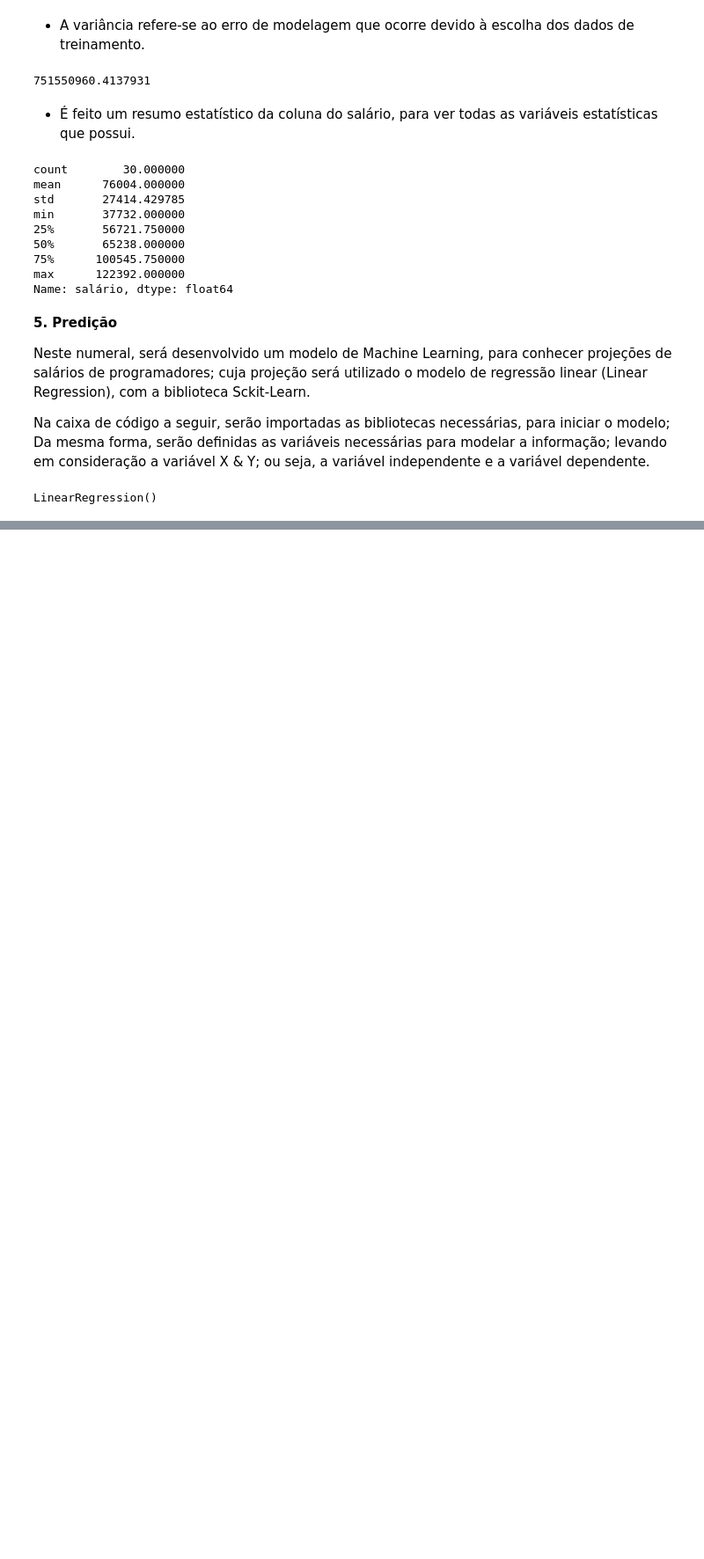
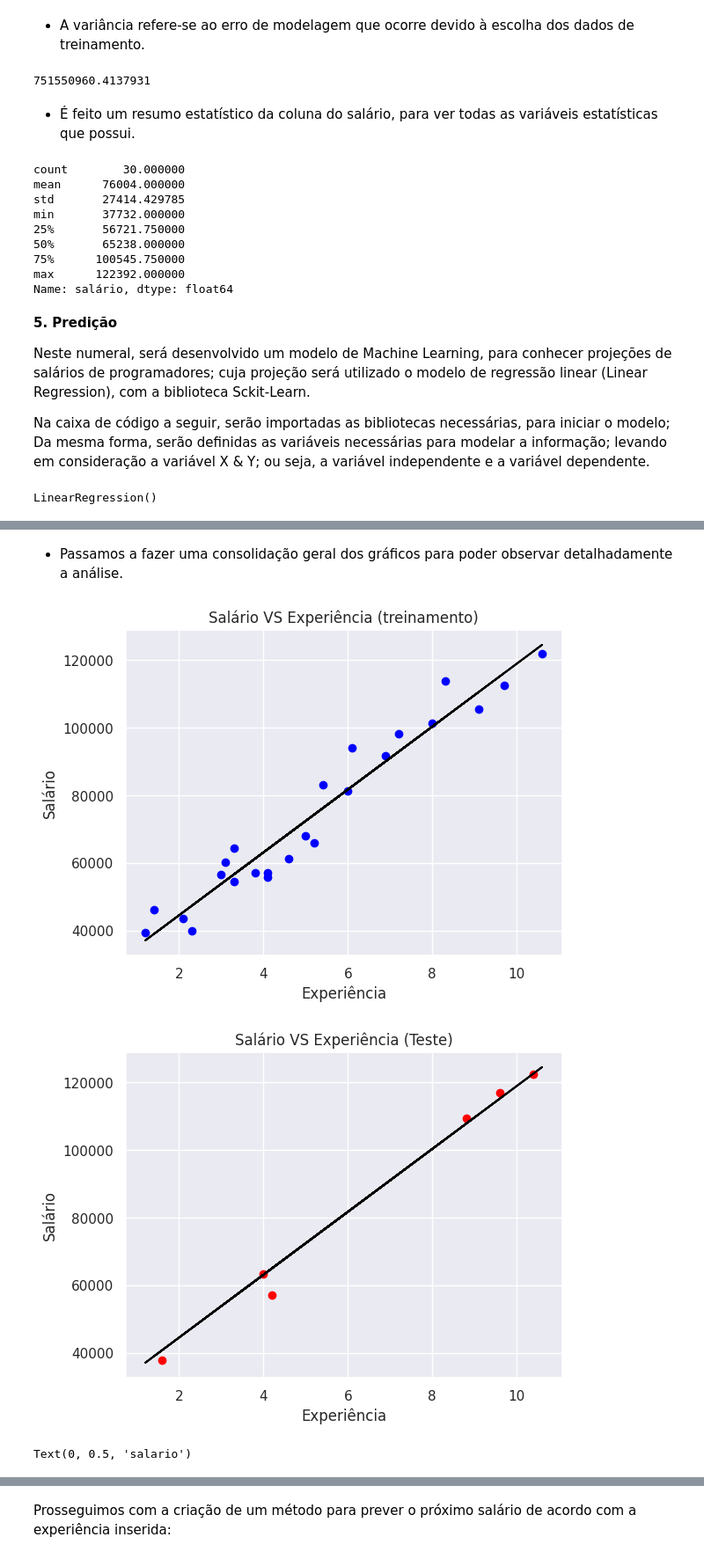
Before and after one commit to KARINAgoncalvesSOARES/ML_analisando_salario_de_programadores, a Jupyter notebook: analisando_salario.ipynb, the cells around one changed output, grey strips where cells are left out. Shown at 88% size. Cells and saved outputs as stored; diff of their text form; code cells hidden in the pictures; blank space fills up the shorter version.

```diff
--- a/analisando_salario.ipynb
+++ b/analisando_salario.ipynb
@@ -372,0 +464,35 @@ LinearRegression()
+# %% [markdown]
+* Passamos a fazer uma consolidação geral dos gráficos para poder observar detalhadamente a análise.
+# %%
+#Gráfico de treinamento
+plt.scatter(x_train, y_train, color = 'blue')
+plt.plot(x_train, regressor.predict(x_train), color = 'black')
+plt.title('Salário VS Experiência (treinamento)')
+plt.xlabel('Experiência')
+plt.ylabel('Salário')
+plt.show()
+
+#Gráfico de teste
+plt.scatter(x_test, y_test, color = 'red')
+plt.plot(x_train, regressor.predict(x_train), color='black')
+plt.title('Salário VS Experiência (Teste)')
+plt.xlabel('Experiência')
+plt.ylabel('Salário')
+plt.show()
+
+#Gráfico com todos os dados (treinamento e teste)
+plt.scatter(x_std,y_std)
+
+plt.plot(x_std,slr.predict(x_std), color='Red')
+
+#..ter em conta que:
+#x = df['anos experiência'].values.reshape(-1, 1)
+#y = df['salário'].values.reshape(-1, 1)
+
+plt.title("SALARIOS DE LOS PROGRAMADORES")
+plt.xlabel("años experiencia")
+plt.ylabel("salario")
+# %% [output]
+[figure, added]
+[figure, added]
+Text(0, 0.5, 'salario')
@@ -372,0 +500,2 @@ LinearRegression()
+# %% [markdown]
+Prosseguimos com a criação de um método para prever o próximo salário de acordo com a experiência inserida:
```
Also changed, not shown: parts of 22 cells of this notebook, 1 other file.
